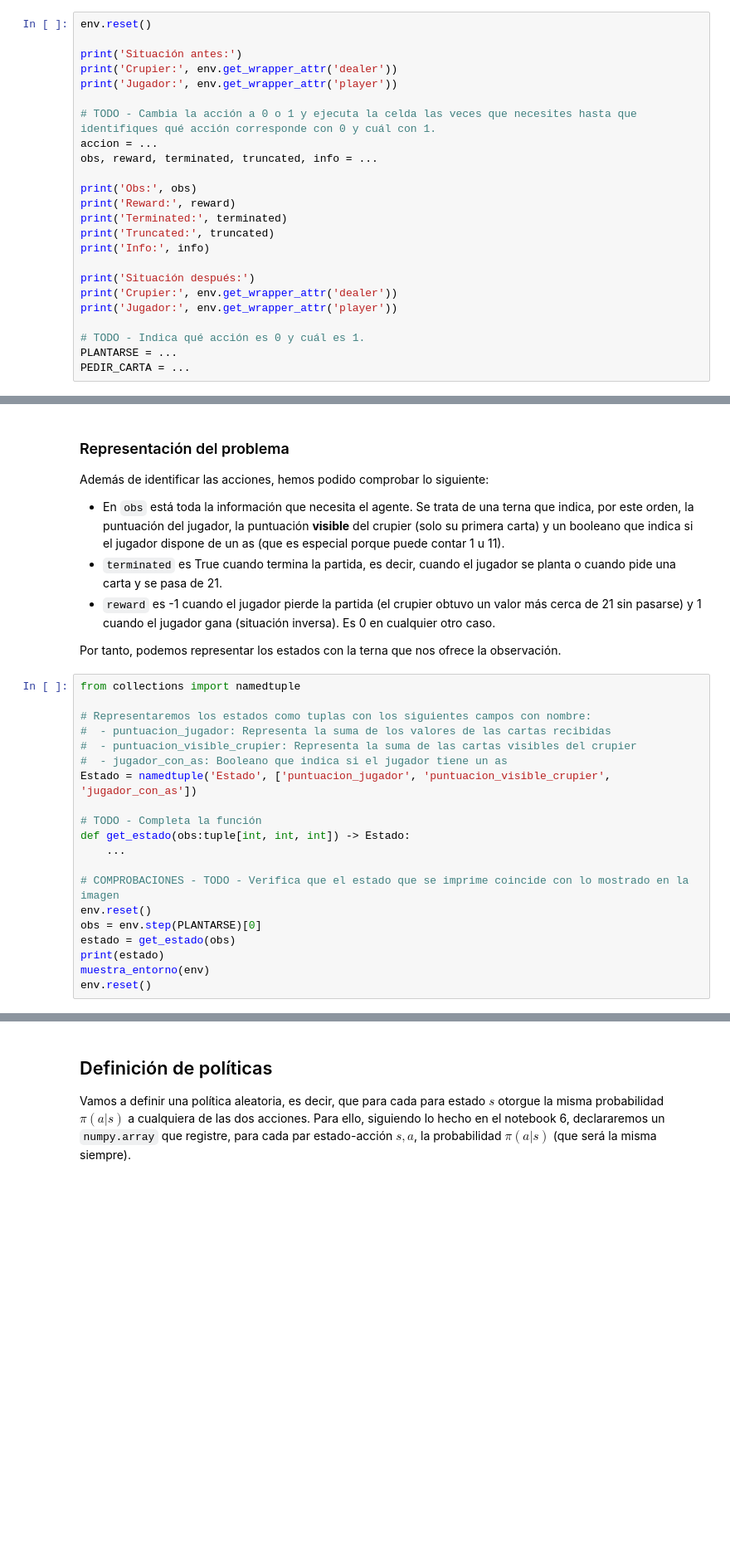
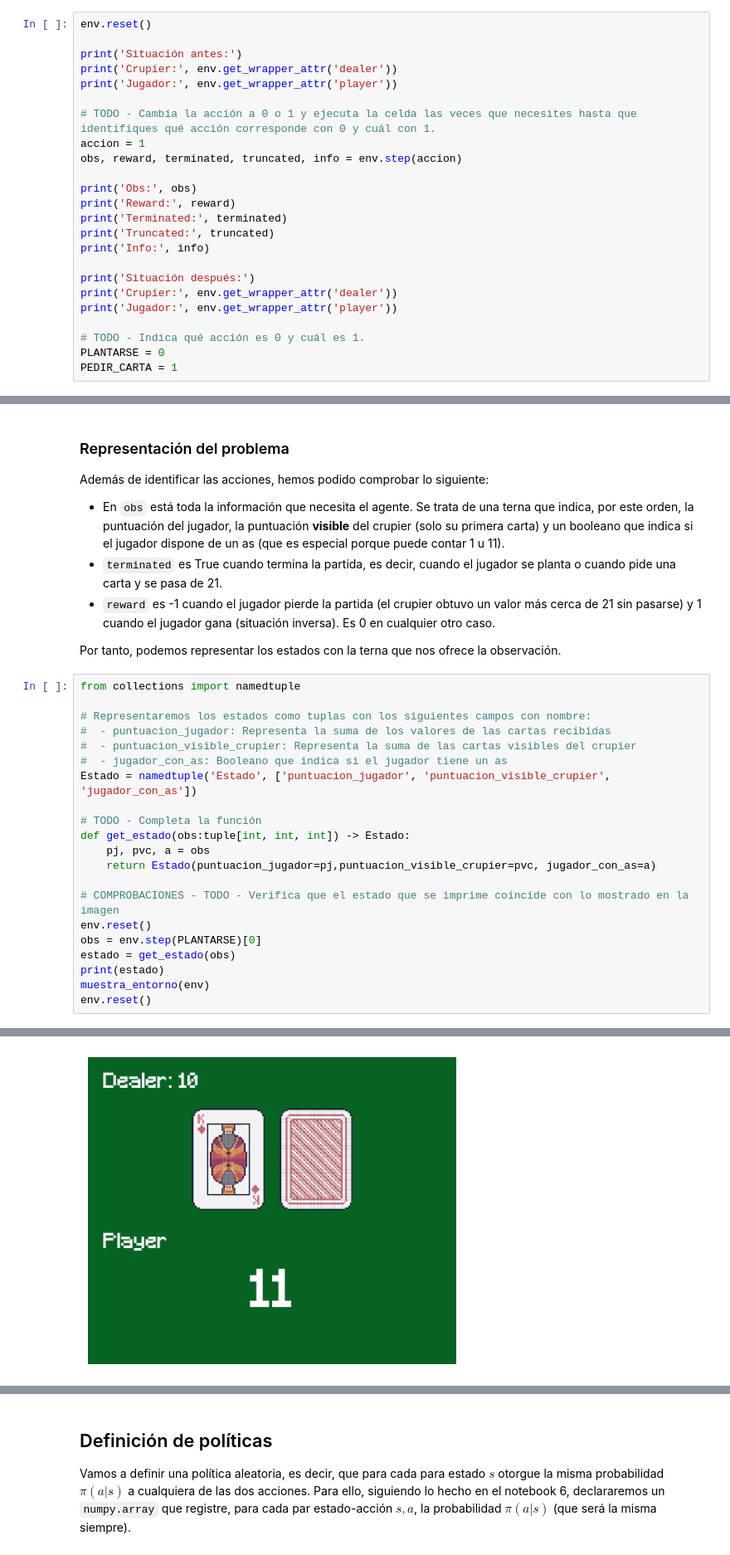
Before and after one commit to PepeRoConde/3year2sem, a Jupyter notebook: maai/notebooks/Notebook 7 - Montecarlo.ipynb, the cells around one changed output, grey strips where cells are left out. Shown at 83% size. Saved outputs shown, nothing was run; the diff lists cells and outputs as text; blank space fills up the shorter version.

```diff
--- a/maai/notebooks/Notebook 7 - Montecarlo.ipynb
+++ b/maai/notebooks/Notebook 7 - Montecarlo.ipynb
@@ -58,8 +64,8 @@ print('Crupier:', env.get_wrapper_attr('dealer'))
 print('Jugador:', env.get_wrapper_attr('player'))
 
 # TODO - Cambia la acción a 0 o 1 y ejecuta la celda las veces que necesites hasta que identifiques qué acción corresponde con 0 y cuál con 1.
-accion = ...
-obs, reward, terminated, truncated, info = ...
+accion = 1
+obs, reward, terminated, truncated, info = env.step(accion)
 
 print('Obs:', obs)
 print('Reward:', reward)
@@ -72,5 +78,5 @@ print('Crupier:', env.get_wrapper_attr('dealer'))
 print('Jugador:', env.get_wrapper_attr('player'))
 
 # TODO - Indica qué acción es 0 y cuál es 1.
-PLANTARSE = ...
-PEDIR_CARTA = ...
+PLANTARSE = 0
+PEDIR_CARTA = 1
@@ -94,7 +112,8 @@ Estado = namedtuple('Estado', ['puntuacion_jugador', 'puntuacion_visible_crupier
 
 # TODO - Completa la función
 def get_estado(obs:tuple[int, int, int]) -> Estado:
-    ...
+    pj, pvc, a = obs
+    return Estado(puntuacion_jugador=pj,puntuacion_visible_crupier=pvc, jugador_con_as=a)
 
 # COMPROBACIONES - TODO - Verifica que el estado que se imprime coincide con lo mostrado en la imagen
 env.reset()
@@ -103,3 +122,4 @@ estado = get_estado(obs)
 print(estado)
 muestra_entorno(env)
 env.reset()
+# %% [output]
@@ -105,0 +127 @@ env.reset()
+[figure, added]
```
Also changed, not shown: parts of 12 cells of this notebook, 30 other files.
